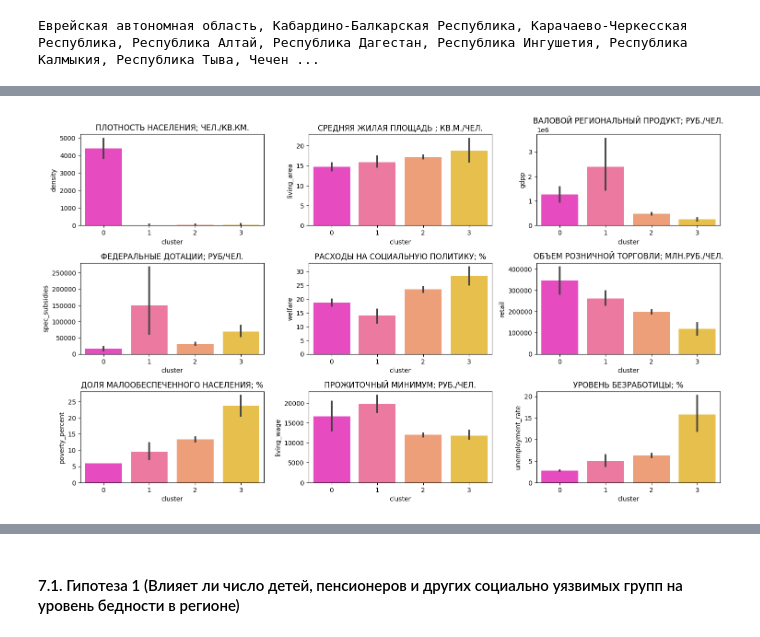
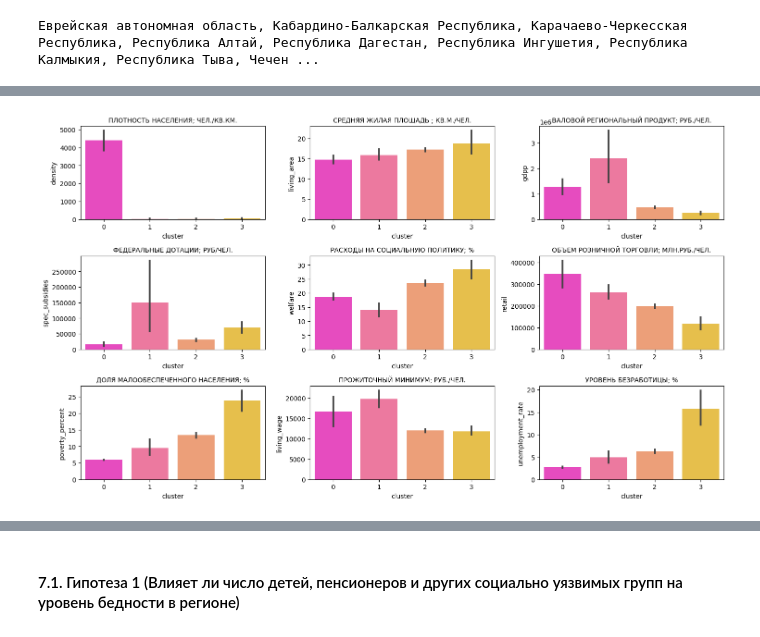
Before and after one commit to Punich-Pavel/Final_Project, a Jupyter notebook: Part_3/part_3.ipynb, the cells around one changed output, grey strips where cells are left out. Saved outputs shown, nothing was run; the diff lists cells and outputs as text; code cells hidden in the pictures.

```diff
--- a/Part_3/part_3.ipynb
+++ b/Part_3/part_3.ipynb
@@ -349,33 +349,33 @@ model_df[model_df['cluster'] == 3].describe()
 # %%
 title=['Плотность населения; чел./кв.км.','Средняя жилая площадь ; кв.м./чел.',
        'Валовой региональный продукт; руб./чел.', 'Федеральные дотации; руб/чел.',
        'Расходы на социальную политику; %', 'Объем розничной торговли; млн.руб./чел.',
        'Доля малообеспеченного населения; %', 'Прожиточный минимум; руб./чел.',
        'Уровень безработицы; %']
 
 cols = model_df[
     [
         'density',
         'living_area',
         'gdpp',
         'spec_subsidies',
         'welfare',
         'retail',
         'poverty_percent',
         'living_wage',
         'unemployment_rate'
     ]
 ].columns.tolist()
 plt.figure(figsize=(15, 25))
 
 for i, variable in enumerate(cols):
     plt.subplot(9, 3, i + 1)
     sns.barplot(model_df['cluster'], model_df[variable], palette="spring")
     plt.tight_layout()
-    plt.title(title[i].upper())
+    plt.title(title[i].upper(), fontsize = 10)
 plt.show()
 # %% [output]
-[figure, old version]
+[figure, new version]
 # %% [markdown]
 Проанализировав статистические характеристики кластеров, сравнив их между собой и для наглядности отобразив их в виде столбчатых диагарамм можно дать следующую характеристику кластерам:
 
```
Also changed, not shown: parts of 12 cells of this notebook, 6 other files.
